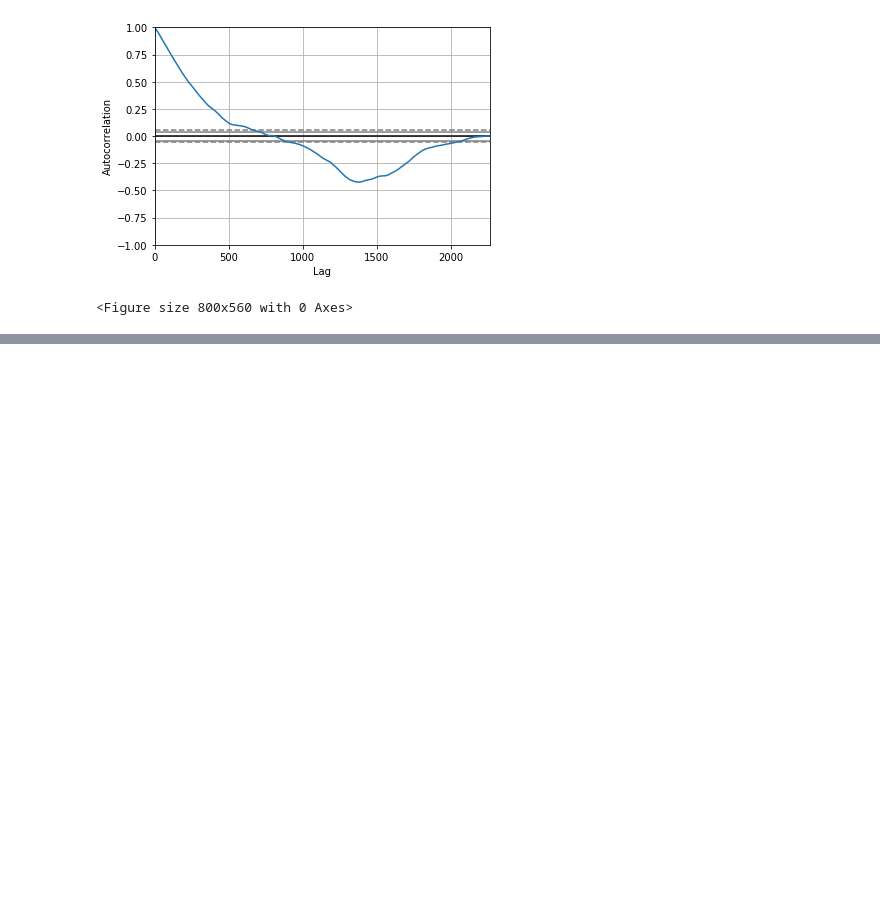
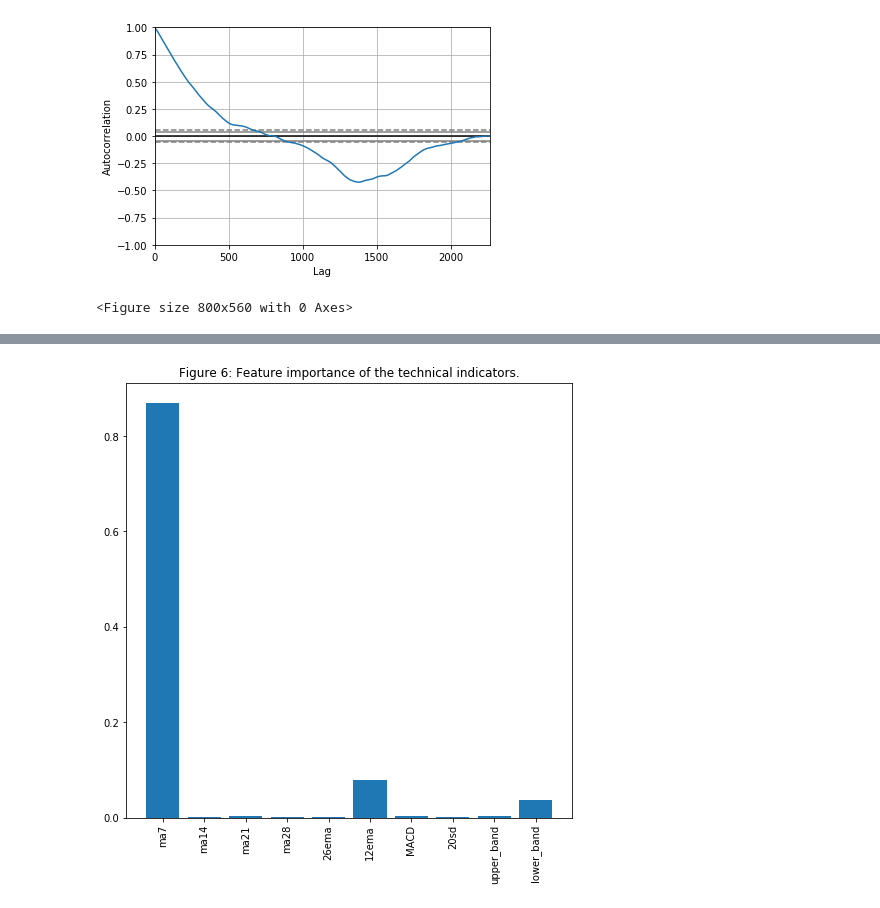
Before and after one commit to angshenting/stockprediction, a Jupyter notebook: Stock Trading Features.ipynb, the cells around one changed output, grey strips where cells are left out. Cells and saved outputs as stored; diff of their text form; code cells hidden in the pictures; blank space fills up the shorter version.

```diff
--- a/Stock Trading Features.ipynb
+++ b/Stock Trading Features.ipynb
@@ -253,0 +424,16 @@ Test MSE: 10.151
+# %%
+def get_feature_importance_data(in_df):
+    X = in_df.copy()
+    X = X[['Close', 'ma7', 'ma14', 'ma21', 'ma28', '26ema', '12ema', 'MACD', '20sd', 'upper_band', 'lower_band']]
+    y = X['Close']
+    X.drop('Close',axis=1, inplace=True)
+
+    train_samples = int(X.shape[0] * 0.66)
+
+    X_train = X.iloc[:train_samples]
+    X_test = X.iloc[train_samples:]
+
+    y_train = y.iloc[:train_samples]
+    y_test = y.iloc[train_samples:]
+
+    return (X_train, y_train), (X_test, y_test)
@@ -253,0 +461,8 @@ Test MSE: 10.151
+# %%
+fig = plt.figure(figsize=(8,8))
+plt.xticks(rotation='vertical')
+plt.bar([i for i in range(len(xgbModel.feature_importances_))], xgbModel.feature_importances_.tolist(), tick_label=X_test.columns)
+plt.title('Figure 6: Feature importance of the technical indicators.')
+plt.show() # This is different from what he got in his notebook?!
+# %% [output]
+[figure, added]
```
Also changed, not shown: parts of 27 cells of this notebook.
